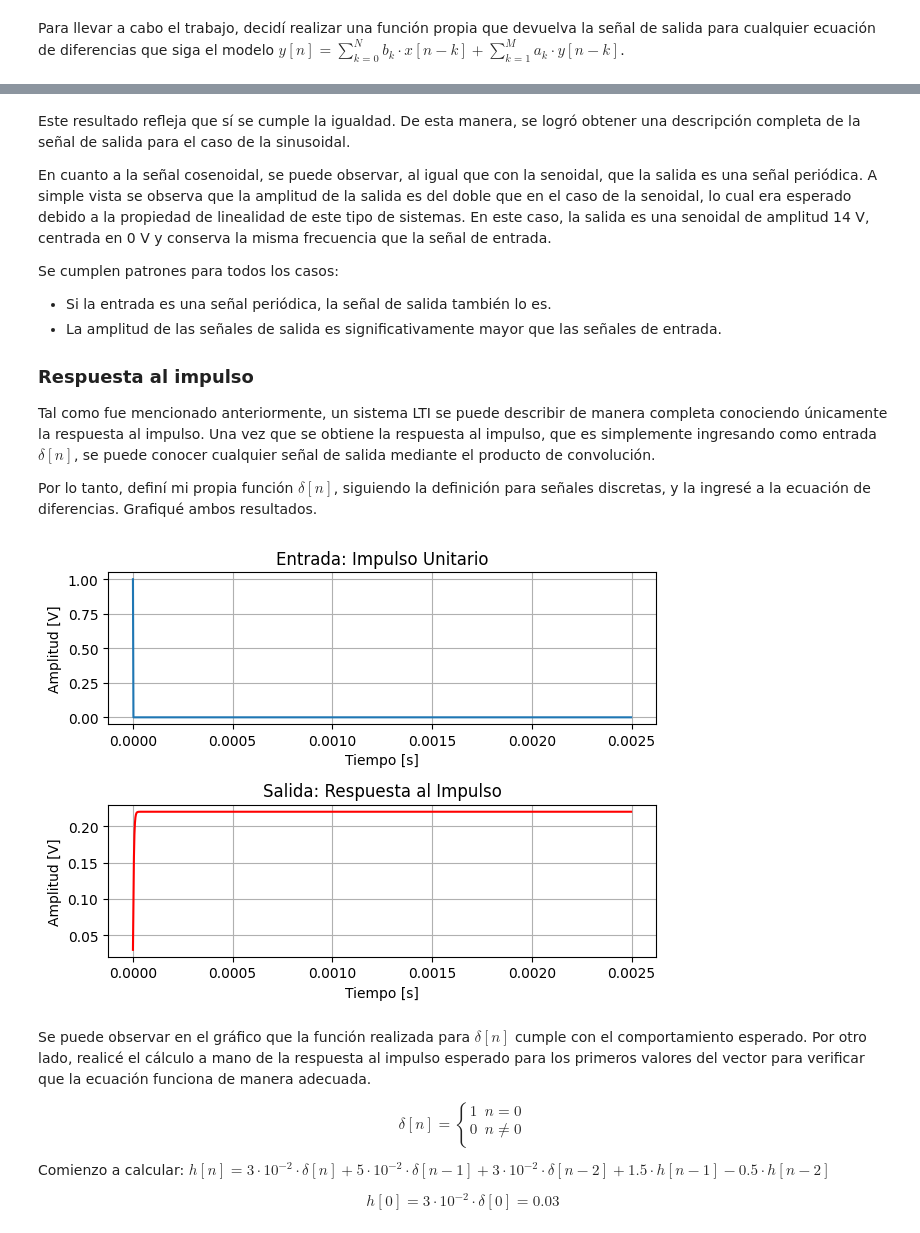
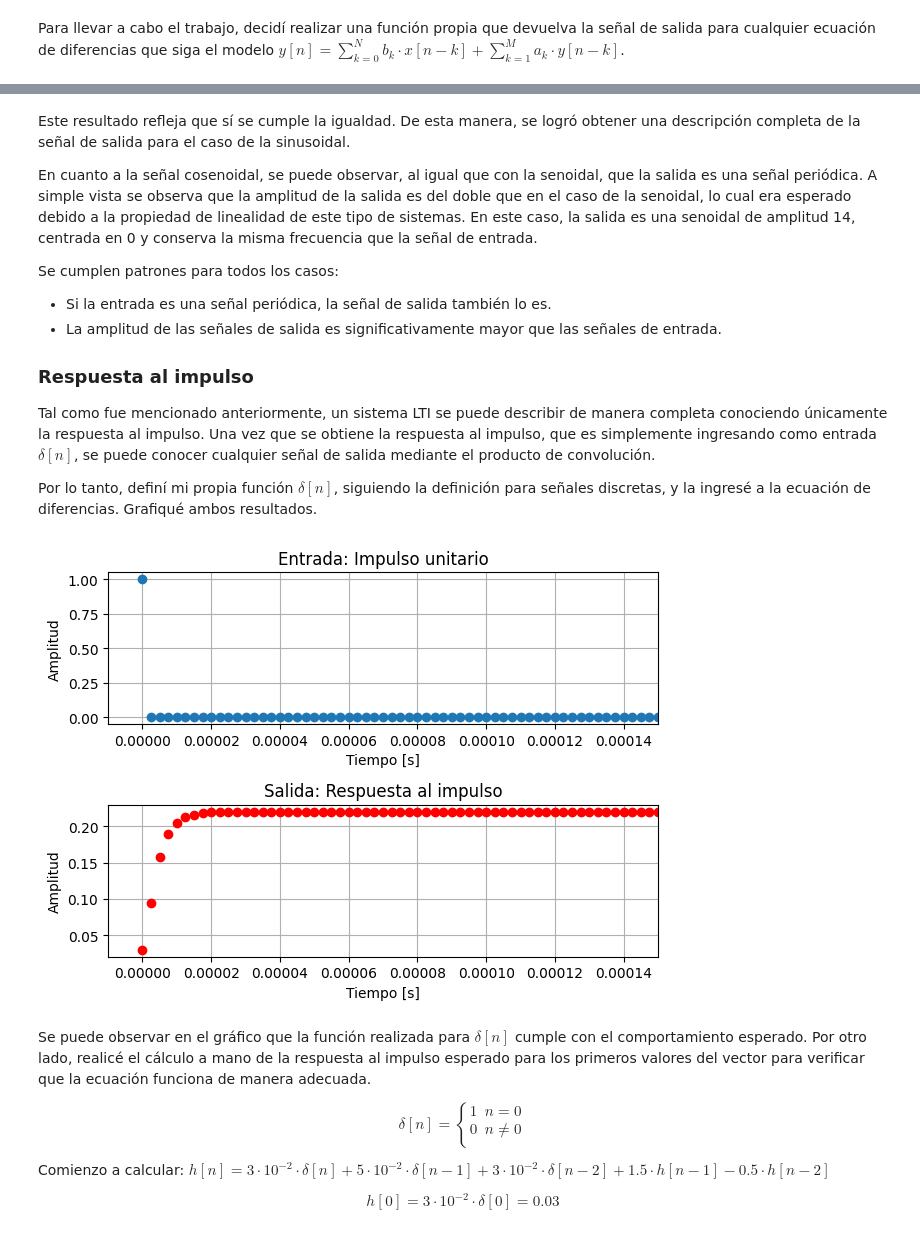
Before and after one commit to mtaranilla/APS_2025, a Jupyter notebook: TS2_Taranilla_notebook.ipynb, the cells around one changed output, grey strips where cells are left out. Cells and saved outputs as stored; diff of their text form; code cells hidden in the pictures.

```diff
--- a/TS2_Taranilla_notebook.ipynb
+++ b/TS2_Taranilla_notebook.ipynb
@@ -283,7 +283,7 @@ plt.show()
 # %% [markdown]
 Este resultado refleja que sí se cumple la igualdad. De esta manera, se logró obtener una descripción completa de la señal de salida para el caso de la sinusoidal.
 
-En cuanto a la señal cosenoidal, se puede observar, al igual que con la senoidal, que la salida es una señal periódica. A simple vista se observa que la amplitud de la salida es del doble que en el caso de la senoidal, lo cual era esperado debido a la propiedad de linealidad de este tipo de sistemas. En este caso, la salida es una senoidal de amplitud 14 V, centrada en 0 V y conserva la misma frecuencia que la señal de entrada.
+En cuanto a la señal cosenoidal, se puede observar, al igual que con la senoidal, que la salida es una señal periódica. A simple vista se observa que la amplitud de la salida es del doble que en el caso de la senoidal, lo cual era esperado debido a la propiedad de linealidad de este tipo de sistemas. En este caso, la salida es una senoidal de amplitud 14, centrada en 0 y conserva la misma frecuencia que la señal de entrada.
 
 Se cumplen patrones para todos los casos:
 
@@ -297,33 +297,35 @@ Por lo tanto, definí mi propia función $\delta [n]$, siguiendo la definición
 # %%
 def delta(nn, k = 0):
     d = np.zeros(nn)
     d[k] = 1
     return d
 
 imp = delta(N)
 
 h1 = ec_diferencias(imp,aa,bb)
 
 plt.figure(3)
 plt.subplot(2,1,1)
-plt.plot(tt, imp)
-plt.title('Entrada: Impulso Unitario')
+plt.plot(tt, imp, 'o')
+plt.title('Entrada: Impulso unitario')
 plt.xlabel('Tiempo [s]')
-plt.ylabel('Amplitud [V]')
+plt.ylabel('Amplitud')
+plt.xlim([-0.00001,0.00015])
 plt.grid(True)
 
 plt.subplot(2,1,2)
-plt.plot(tt, h1, color='red')
-plt.title('Salida: Respuesta al Impulso')
+plt.plot(tt, h1,'o', color='red')
+plt.title('Salida: Respuesta al impulso')
 plt.grid(True)
 plt.xlabel('Tiempo [s]')
-plt.ylabel('Amplitud [V]')
+plt.ylabel('Amplitud')
+plt.xlim([-0.00001,0.00015])
 
 plt.tight_layout()
 
 plt.show()
 # %% [output]
-[figure, old version]
+[figure, new version]
 # %% [markdown]
 Se puede observar en el gráfico que la función realizada para $\delta [n]$ cumple con el comportamiento esperado. Por otro lado, realicé el cálculo a mano de la respuesta al impulso esperado para los primeros valores del vector para verificar que la ecuación funciona de manera adecuada.
 
```
Also changed, not shown: parts of 16 cells of this notebook.
